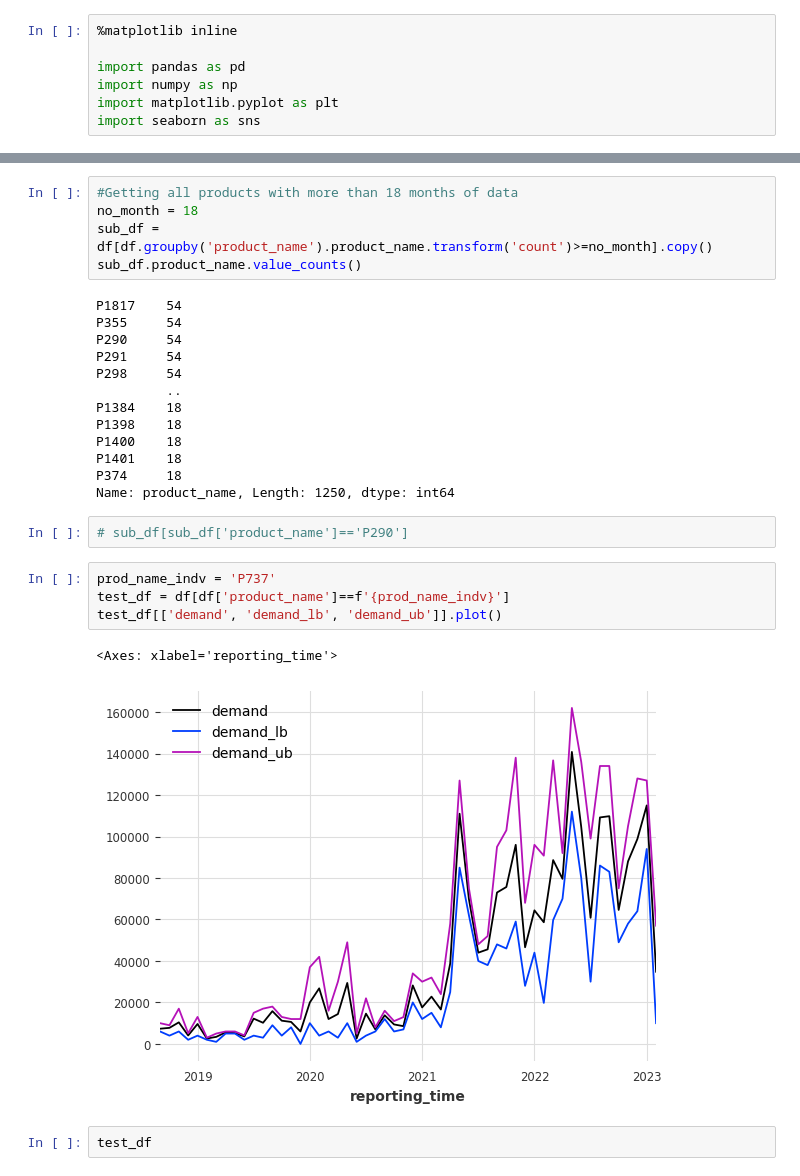
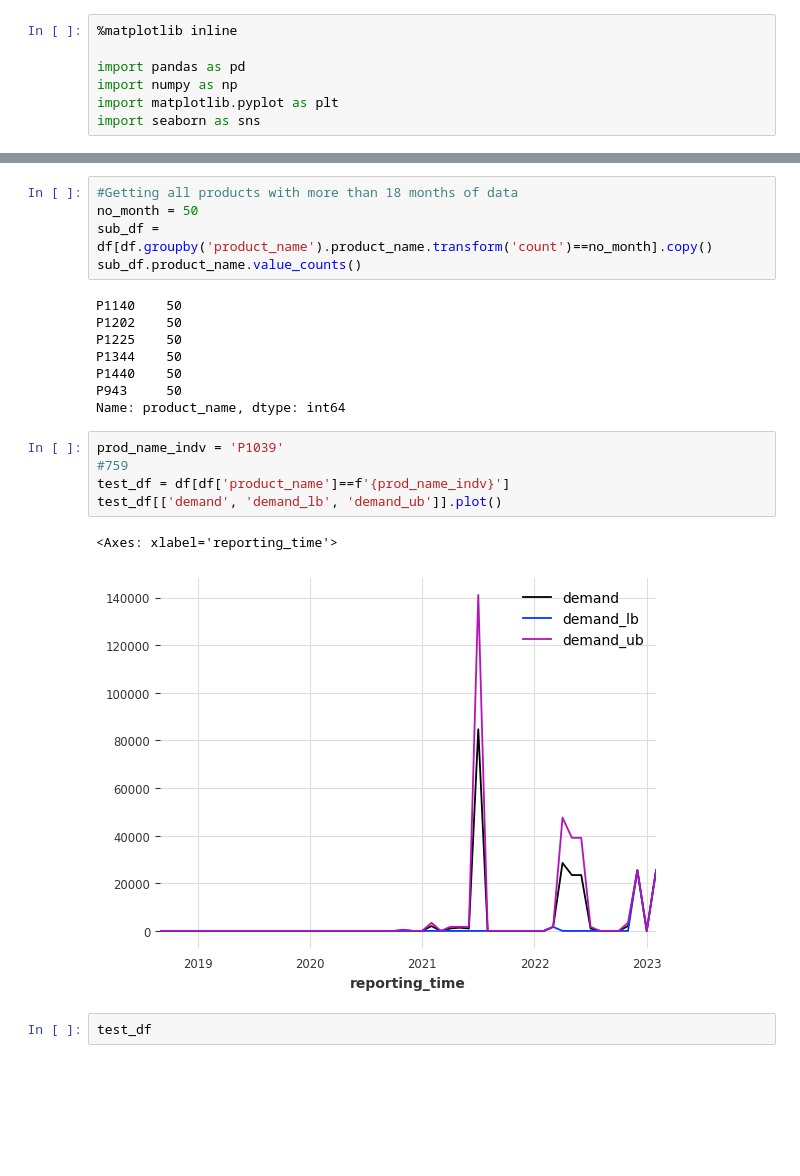
Before and after one commit to SongaZonga/tum_DAP_project, a Jupyter notebook: darts_test.ipynb, the cells around one changed output, grey strips where cells are left out. Cells and saved outputs as stored; diff of their text form; blank space fills up the shorter version.

```diff
--- a/darts_test.ipynb
+++ b/darts_test.ipynb
@@ -23,30 +13,24 @@ df = df[df['planning_method_latest']!='no Plan']
 # %%
 #Getting all products with more than 18 months of data
-no_month = 18
-sub_df = df[df.groupby('product_name').product_name.transform('count')>=no_month].copy()
+no_month = 50
+sub_df = df[df.groupby('product_name').product_name.transform('count')==no_month].copy()
 sub_df.product_name.value_counts()
 # %% [output]
-P1817    54
-P355     54
-P290     54
-P291     54
-P298     54
-         ..
-P1384    18
-P1398    18
-P1400    18
-P1401    18
-P374     18
-Name: product_name, Length: 1250, dtype: int64
+P1140    50
+P1202    50
+P1225    50
+P1344    50
+P1440    50
+P943     50
+Name: product_name, dtype: int64
-# %%
-# sub_df[sub_df['product_name']=='P290']
 # %%
-prod_name_indv = 'P737'
+prod_name_indv = 'P1039'
+#759
 test_df = df[df['product_name']==f'{prod_name_indv}']
 test_df[['demand', 'demand_lb', 'demand_ub']].plot()
 # %% [output]
 <Axes: xlabel='reporting_time'>
-[figure, old version]
+[figure, new version]
 # %%
 test_df
 # %% [output]
```
Also changed, not shown: parts of 16 cells of this notebook, 2 other files.
